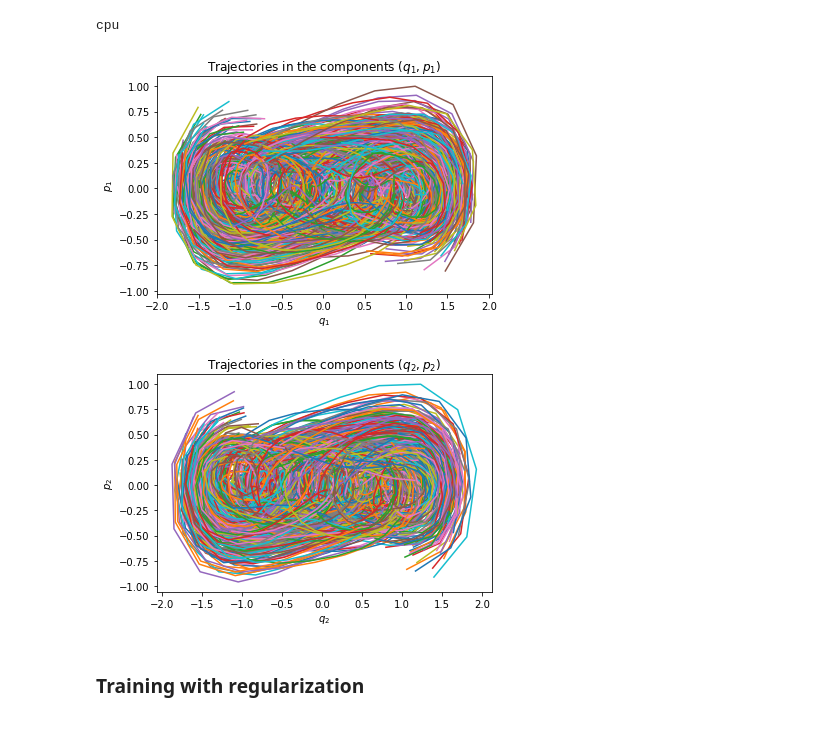
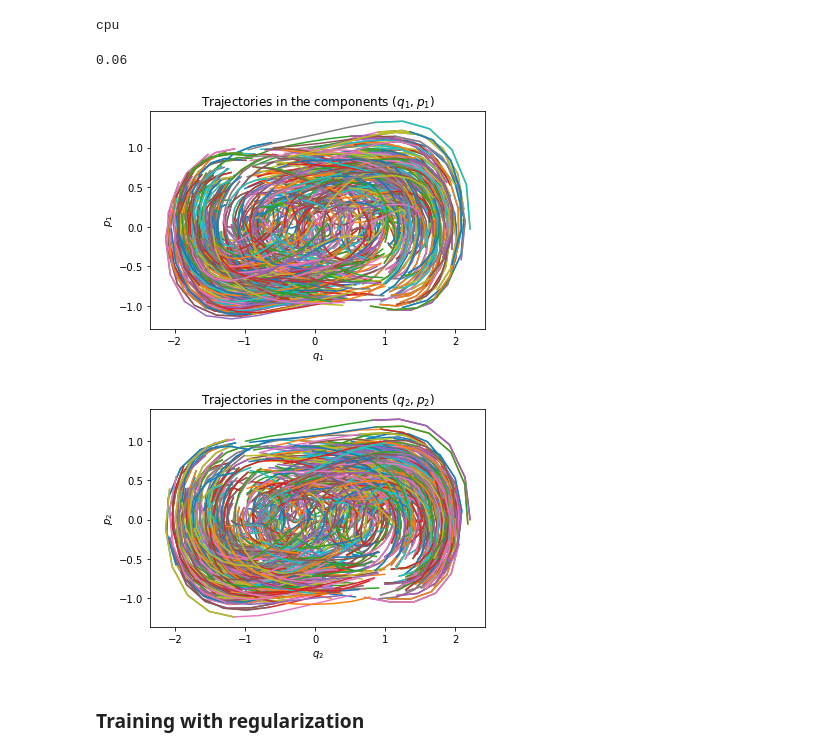
Before and after one commit to davidemurari/learningConstrainedHamiltonians, a Jupyter notebook: Unconstrained Systems/Unconstrained_Hamiltonian_R4.ipynb, the cells around one changed output. Saved outputs shown, nothing was run; the diff lists cells and outputs as text; code cells hidden in the pictures.

```diff
--- a/Unconstrained Systems/Unconstrained_Hamiltonian_R4.ipynb
+++ b/Unconstrained Systems/Unconstrained_Hamiltonian_R4.ipynb
@@ -21,38 +21,47 @@ def system(t,z):
   return np.concatenate([dqdt,dpdt])
 # %%
 #Make the dataset
-N = 1000
+K = 3 #how many trajectory segments come out from one initial condition
+L = 600 #how many trajectories
+N = int(K*L) #how many trajcectory segments
 s = 2
-M = 10 #number of sampled points (after final time)
-T = 1 #final sampling time
+M = 6 #number of sampled points (after final time)
+T = .3 #final sampling time
 time = np.linspace(0,T,M)
 dt = time[1] - time[0]
-
-q = 2 * np.random.rand(N,s) - 1  #we suppose them organized as z = [q1,...,qs,p1,...,ps]
-p = np.random.rand(N,s) - 0.5
+print(dt)
+q = 2*np.random.rand(N,s) - 1  #we suppose them organized as z = [q1,...,qs,p1,...,ps]
+p = 2*np.random.rand(N,s) - 1
 z = np.concatenate([q,p],axis=1)
+# %% [output]
+0.06
 # %%
 timeEval = np.linspace(0,T,M)
 
-traj = np.zeros([N,2*s,len(timeEval)])
-for i in range(N):
-  traj[i,:,:] = scipy.integrate.solve_ivp(system,[0, T],z[i],method='RK45',t_eval=timeEval,rtol=1e-11,atol=1e-13).y
+traj = np.zeros([N,2*s,M])
+for i in np.arange(0,N,K):
+  #This strategy allows to cover the space in the phase space covered by trajectories up to time T=1
+  for j in range(K):
+    if j==0:
+      traj[i,:,:] = scipy.integrate.solve_ivp(system,[0, T],z[i],method='RK45',t_eval=timeEval,rtol=1e-11,atol=1e-13).y
+    else:
+      traj[i+j,:,:] = scipy.integrate.solve_ivp(system,[0, T],traj[i,:,-1],method='RK45',t_eval=timeEval,rtol=1e-11,atol=1e-13).y
 
 for i in range(N):
   plt.plot(traj[i,0],traj[i,2])
   plt.xlabel(r"$q_1$")
   plt.ylabel(r"$p_1$")
 plt.title(r"Trajectories in the components $(q_1,p_1)$")
 plt.show()
 for i in range(N):
   plt.plot(traj[i,1],traj[i,3])
   plt.xlabel(r"$q_2$")
   plt.ylabel(r"$p_2$")
 plt.title(r"Trajectories in the components $(q_2,p_2)$")
 plt.show()
 # %% [output]
-[figure, old version]
+[figure, new version]
-[figure, old version]
+[figure, new version]
 # %%
 X = traj[:,:,0]
 Y = traj[:,:,1:M]
```
Also changed, not shown: parts of 9 cells of this notebook.
